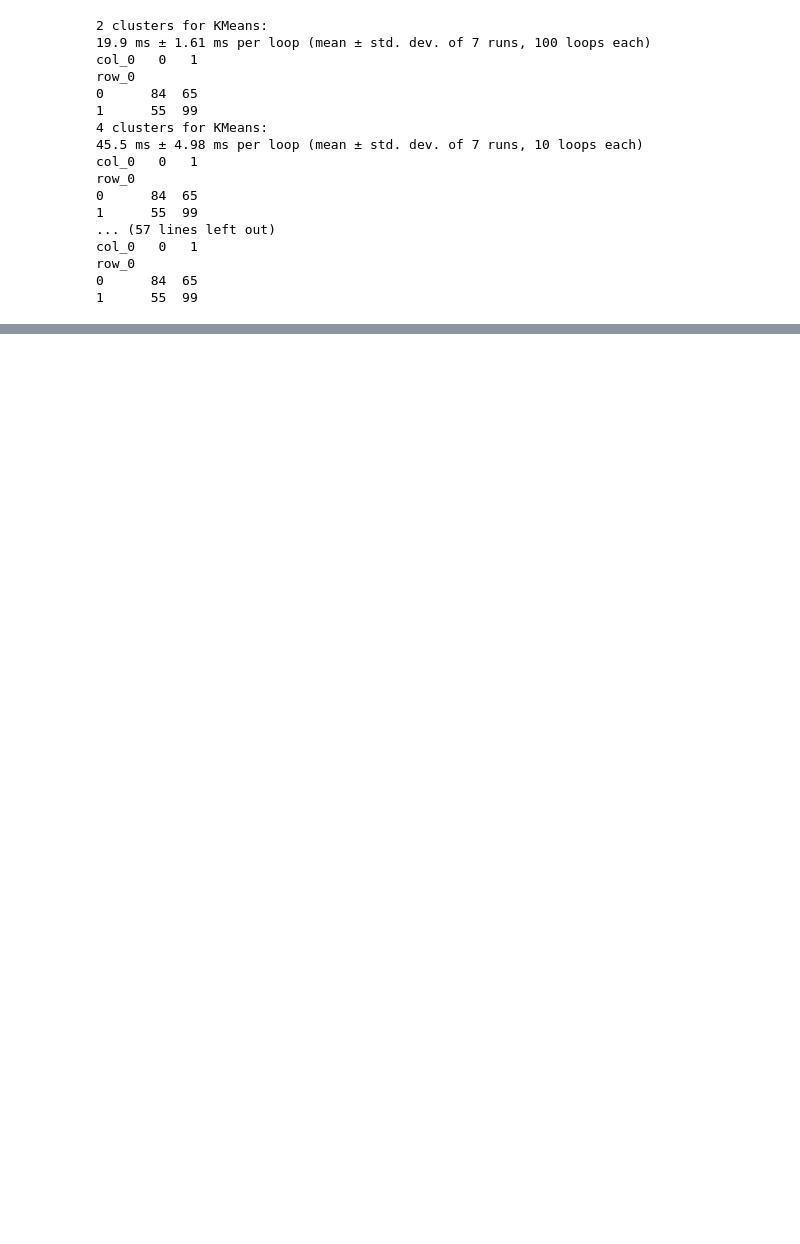
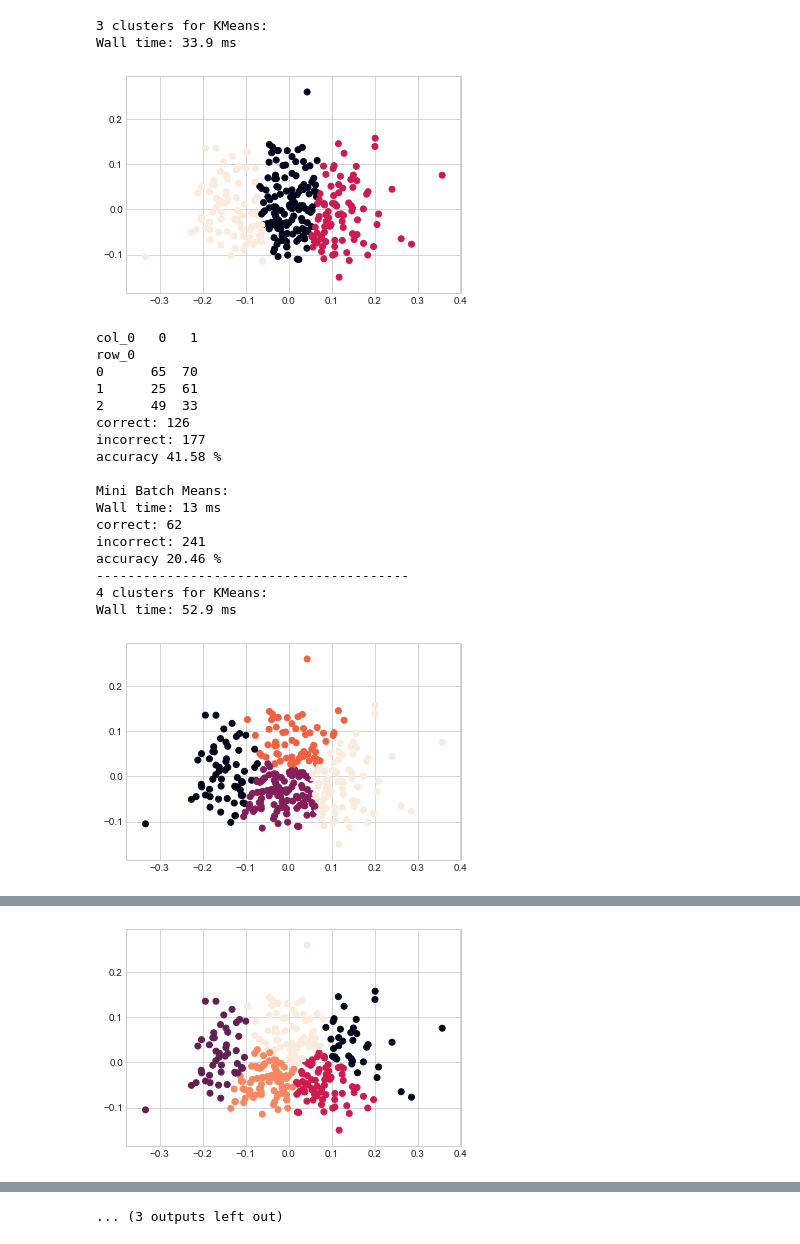
Before and after one commit to brianjinkim/thinkful_datascience, a Jupyter notebook: Unit 4/4.2.2 K-Means.ipynb, the cells around one changed output, grey strips where cells are left out. Cells and saved outputs as stored; diff of their text form; code cells hidden in the pictures; blank space fills up the shorter version.

Commit message:
Updated Kmeans

```diff
--- a/Unit 4/4.2.2 K-Means.ipynb
+++ b/Unit 4/4.2.2 K-Means.ipynb
@@ -29,7 +29,7 @@ X_norm = normalize(X)
 X_pca = PCA(2).fit_transform(X_norm)
 
 # Calculate predicted values.
-%timeit y_pred = KMeans(n_clusters=2, random_state=42).fit_predict(X_pca)
+y_pred = KMeans(n_clusters=2, random_state=42).fit_predict(X_pca)
 
 # Plot the solution.
 sns.set_style('whitegrid')
@@ -53,7 +53,7 @@ minibatchkmeans = MiniBatchKMeans(
     init='random',
     n_clusters=2,
     batch_size=200)
-%timeit minibatchkmeans.fit(X_pca)
+minibatchkmeans.fit(X_pca)
 
 # Add the new predicted cluster memberships to the data frame.
 predict_mini = minibatchkmeans.predict(X_pca)
@@ -71,30 +71,44 @@ row_0
 # %%
-clusters = [2, 4, 6, 10, 20, 40]
-for cluster in clusters:
+for cluster in range(3, 10):
     print('{} clusters for KMeans:'.format(cluster))
-    %timeit y_pred = KMeans(n_clusters=cluster, random_state=42).fit_predict(X_pca)
-    print(pd.crosstab(y_pred, y))
-
-print('-'*40)
-for cluster in clusters:
-    print('{} clusters for Mini Batch Means:'.format(cluster))
-    %timeit y_pred = MiniBatchKMeans(init='random', n_clusters=cluster, batch_size=200).fit_predict(X_pca)
-    print(pd.crosstab(y_pred, y))
+    %time y_pred = KMeans(n_clusters=cluster, random_state=42).fit_predict(X_pca)
+    plt.scatter(X_pca[:, 0], X_pca[:, 1], c=y_pred)
+    plt.show()
+    ct = pd.crosstab(y_pred, y)
+    correct_count = np.sum(np.diagonal(ct))
+    total_count = np.sum(ct.values)
+    print(ct)
+    print('correct:', correct_count)
+    print('incorrect:', total_count-correct_count)
+    print('accuracy', round(correct_count/total_count*100, 2), '%\n')
+    print('Mini Batch Means:')
+    %time y_pred = MiniBatchKMeans(init='random', n_clusters=cluster, batch_size=200).fit_predict(X_pca)
+    ct = pd.crosstab(y_pred, y)
+    correct_count = np.sum(np.diagonal(ct))
+    total_count = np.sum(ct.values)
+    print('correct:', correct_count)
+    print('incorrect:', total_count-correct_count)
+    print('accuracy', round(correct_count/total_count*100, 2), '%')
+    print('-'*40)
 # %% [output]
-2 clusters for KMeans:
-19.9 ms ± 1.61 ms per loop (mean ± std. dev. of 7 runs, 100 loops each)
-col_0   0   1
-row_0
-0      84  65
-1      55  99
-4 clusters for KMeans:
-45.5 ms ± 4.98 ms per loop (mean ± std. dev. of 7 runs, 10 loops each)
-col_0   0   1
-row_0
-0      84  65
-1      55  99
-... (57 lines left out)
-col_0   0   1
-row_0
-0      84  65
-1      55  99
+3 clusters for KMeans:
+Wall time: 33.9 ms
+[figure, added]
+col_0   0   1
+row_0
+0      65  70
+1      25  61
+2      49  33
+correct: 126
+incorrect: 177
+accuracy 41.58 %
+
+Mini Batch Means:
+Wall time: 13 ms
+correct: 62
+incorrect: 241
+accuracy 20.46 %
+----------------------------------------
+4 clusters for KMeans:
+Wall time: 52.9 ms
+[figure, added]
@@ -100,0 +133 @@ row_0
+[figure, added]
@@ -100,0 +193 @@ row_0
+... (3 outputs left out)
```
Also changed, not shown: parts of 3 cells of this notebook.
